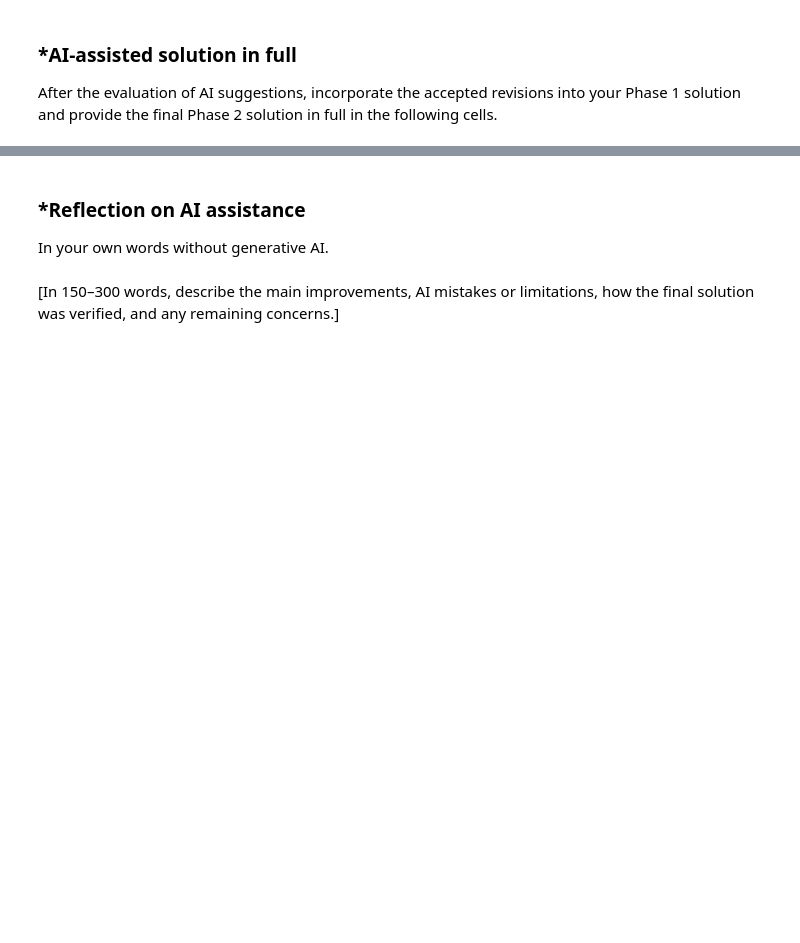
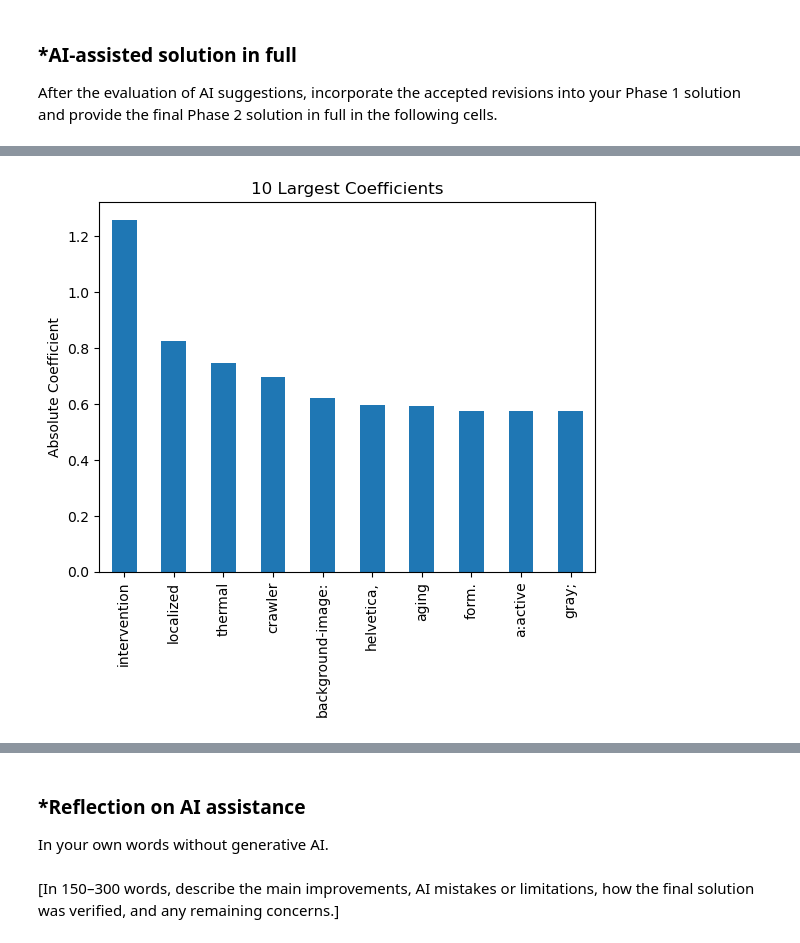
Before and after one commit to Armon-1/A05-pca, a Jupyter notebook: notebook.ipynb, the cells around one changed output, grey strips where cells are left out. Saved outputs shown, nothing was run; the diff lists cells and outputs as text; code cells hidden in the pictures; blank space fills up the shorter version.

```diff
--- a/notebook.ipynb
+++ b/notebook.ipynb
@@ -213,0 +276,24 @@ After the evaluation of AI suggestions, incorporate the accepted revisions into
+# %%
+import pandas as pd
+from sklearn.model_selection import train_test_split
+from sklearn.linear_model import LinearRegression
+
+df = pd.read_parquet("data/Phishing_clean.parquet")
+
+X = df.drop(columns=["Email Type"])
+y = df["Email Type"]
+
+X_train, X_test, y_train, y_test = train_test_split(
+    X, y, test_size=.2, random_state=42
+)
+
+model = LinearRegression()
+model.fit(X_train, y_train)
+
+print("Training R2:", model.score(X_train, y_train))
+print("Testing R2:", model.score(X_test, y_test))
+
+coef = pd.Series(model.coef_, index=X.columns)
+top_words = coef.abs().sort_values(ascending=False).head(10)
+
+print(top_words)
@@ -213,0 +314,7 @@ After the evaluation of AI suggestions, incorporate the accepted revisions into
+# %%
+top_words.plot(kind="bar")
+plt.ylabel("Absolute Coefficient")
+plt.title("10 Largest Coefficients")
+plt.show()
+# %% [output]
+[figure, added]
```
Also changed, not shown: parts of 19 cells of this notebook.
